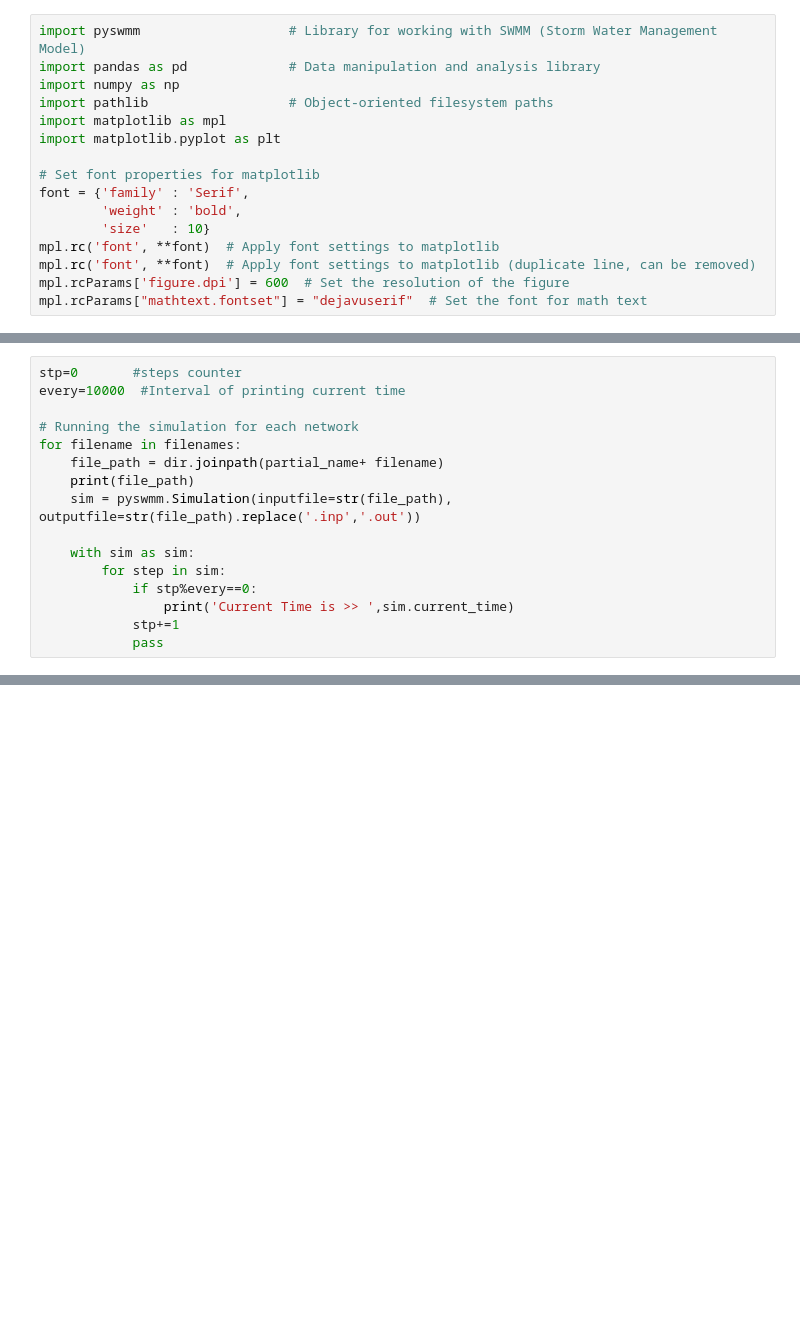
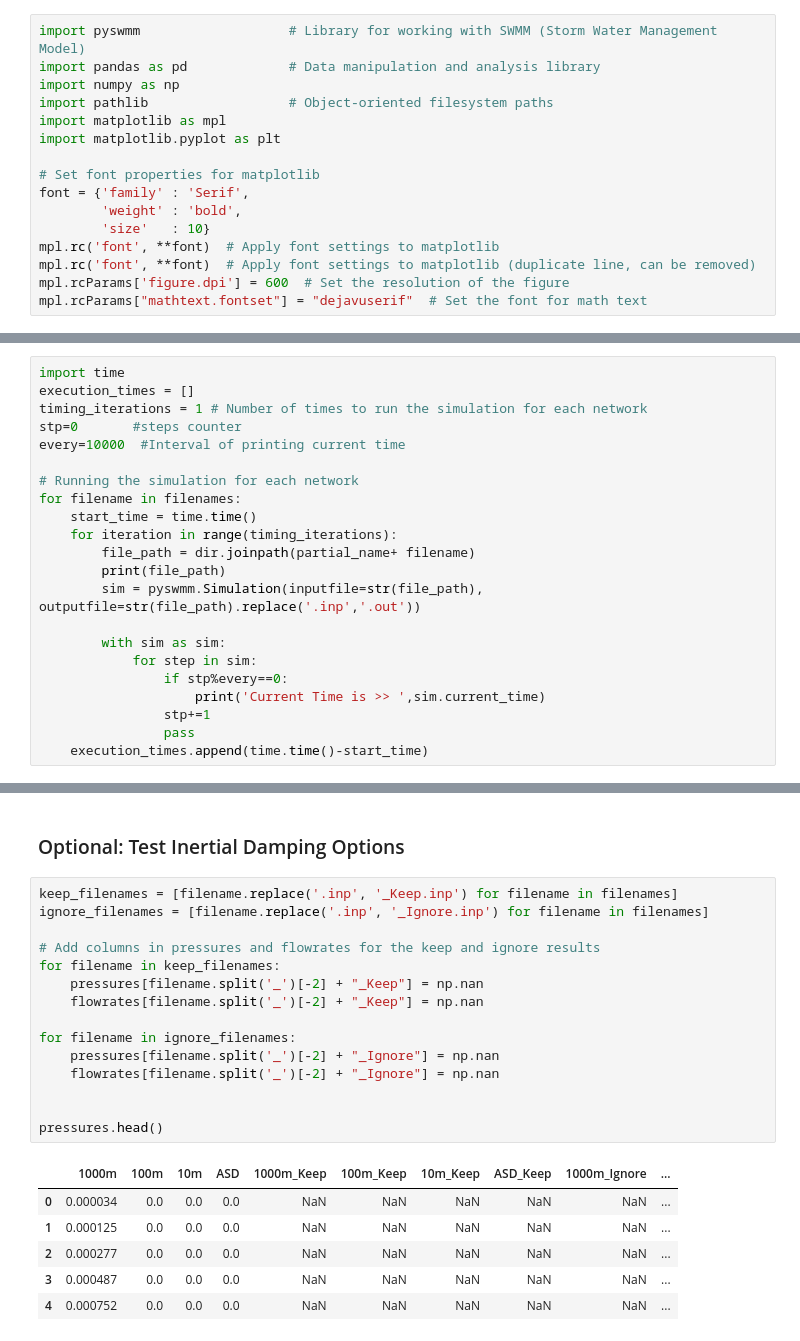
Before and after one commit to Omar-Abdelazeem/GOSWMMIN, a Jupyter notebook: Figures/Figure Notebooks/Figure 3- Pressure Spikes and Spatial Resolution.ipynb, the cells around one changed output, grey strips where cells are left out. Saved outputs shown, nothing was run; the diff lists cells and outputs as text; blank space fills up the shorter version.

```diff
--- a/Figures/Figure Notebooks/Figure 3- Pressure Spikes and Spatial Resolution.ipynb
+++ b/Figures/Figure Notebooks/Figure 3- Pressure Spikes and Spatial Resolution.ipynb
@@ -27,17 +31,23 @@ filenames = ['1000m.inp','100m.inp','10m.inp','ASD.inp']
 # %%
+import time
+execution_times = []
+timing_iterations = 1 # Number of times to run the simulation for each network
 stp=0       #steps counter
 every=10000  #Interval of printing current time
 
 # Running the simulation for each network
 for filename in filenames:
-    file_path = dir.joinpath(partial_name+ filename)
-    print(file_path)
-    sim = pyswmm.Simulation(inputfile=str(file_path), outputfile=str(file_path).replace('.inp','.out'))
+    start_time = time.time()
+    for iteration in range(timing_iterations):
+        file_path = dir.joinpath(partial_name+ filename)
+        print(file_path)
+        sim = pyswmm.Simulation(inputfile=str(file_path), outputfile=str(file_path).replace('.inp','.out'))
 
-    with sim as sim:
-        for step in sim:
-            if stp%every==0:
-                print('Current Time is >> ',sim.current_time)
-            stp+=1
-            pass
+        with sim as sim:
+            for step in sim:
+                if stp%every==0:
+                    print('Current Time is >> ',sim.current_time)
+                stp+=1
+                pass
+    execution_times.append(time.time()-start_time)
 # %% [output]
@@ -154,0 +176,24 @@ plt.show
+# %% [markdown]
+### Optional: Test Inertial Damping Options
+# %%
+keep_filenames = [filename.replace('.inp', '_Keep.inp') for filename in filenames]
+ignore_filenames = [filename.replace('.inp', '_Ignore.inp') for filename in filenames]
+
+# Add columns in pressures and flowrates for the keep and ignore results
+for filename in keep_filenames:
+    pressures[filename.split('_')[-2] + "_Keep"] = np.nan
+    flowrates[filename.split('_')[-2] + "_Keep"] = np.nan
+
+for filename in ignore_filenames:
+    pressures[filename.split('_')[-2] + "_Ignore"] = np.nan
+    flowrates[filename.split('_')[-2] + "_Ignore"] = np.nan
+
+
+pressures.head()
+# %% [output]
+|  | 1000m | 100m | 10m | ASD | 1000m_Keep | 100m_Keep | 10m_Keep | ASD_Keep | 1000m_Ignore | ... |
+| 0 | 0.000034 | 0.0 | 0.0 | 0.0 | NaN | NaN | NaN | NaN | NaN | ... |
+| 1 | 0.000125 | 0.0 | 0.0 | 0.0 | NaN | NaN | NaN | NaN | NaN | ... |
+| 2 | 0.000277 | 0.0 | 0.0 | 0.0 | NaN | NaN | NaN | NaN | NaN | ... |
+| 3 | 0.000487 | 0.0 | 0.0 | 0.0 | NaN | NaN | NaN | NaN | NaN | ... |
+| 4 | 0.000752 | 0.0 | 0.0 | 0.0 | NaN | NaN | NaN | NaN | NaN | ... |
```
Also changed, not shown: parts of 15 cells of this notebook, 32 other files.
